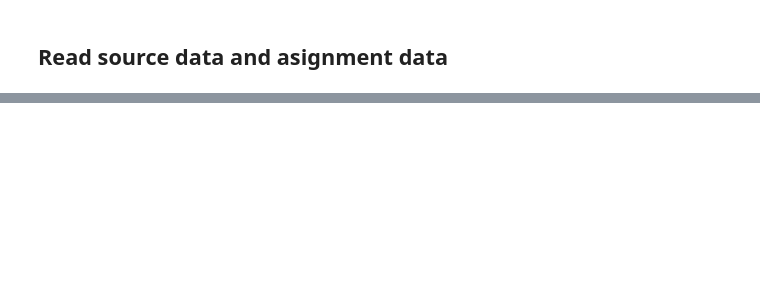
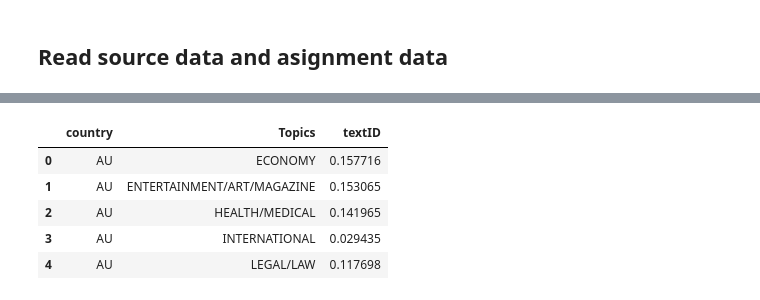
Before and after one commit to camligorkem/ADA_2018_Project, a Jupyter notebook: Notebooks/TopicAssignment.ipynb, the cells around one changed output, grey strips where cells are left out. Cells and saved outputs as stored; diff of their text form; code cells hidden in the pictures; blank space fills up the shorter version.

```diff
--- a/Notebooks/TopicAssignment.ipynb
+++ b/Notebooks/TopicAssignment.ipynb
@@ -212,0 +239,11 @@ Name: textID, Length: 162, dtype: float64
+# %%
+g_percentage_pd = pd.DataFrame(g_percentage)
+g_percentage_pd.reset_index(inplace=True)
+g_percentage_pd.head()
+# %% [output]
+|  | country | Topics | textID |
+| 0 | AU | ECONOMY | 0.157716 |
+| 1 | AU | ENTERTAINMENT/ART/MAGAZINE | 0.153065 |
+| 2 | AU | HEALTH/MEDICAL | 0.141965 |
+| 3 | AU | INTERNATIONAL | 0.029435 |
+| 4 | AU | LEGAL/LAW | 0.117698 |
```
Also changed, not shown: parts of 13 cells of this notebook, 1 other file.
